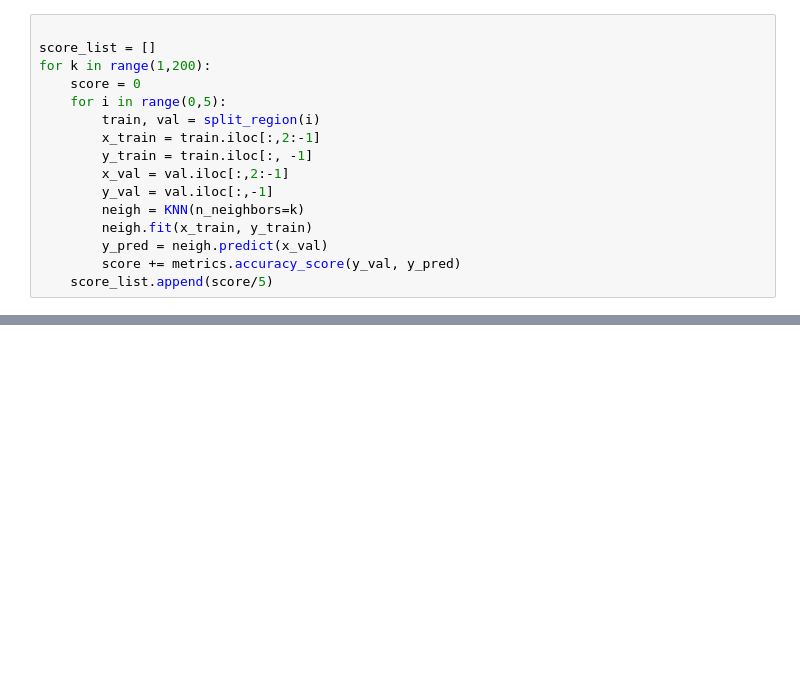
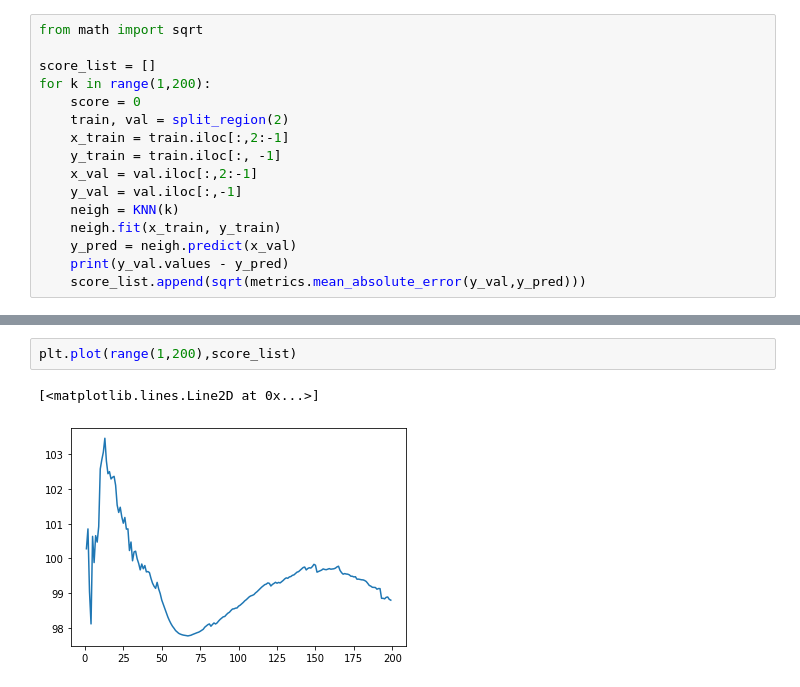
Before and after one commit to JumjieYang/COVID19-ML, a Jupyter notebook: predict.ipynb, the cells around one changed output, grey strips where cells are left out. Drawn from its saved outputs; the diff is of its cells as text; blank space fills up the shorter version.

```diff
--- a/predict.ipynb
+++ b/predict.ipynb
@@ -18,19 +24,19 @@ def split_region(i):
 time_train = df.loc[df['date'] < '2020-08-10']
 time_val = df.loc[df['date'] >= '2020-08-10']
 # %%
+from math import sqrt
 
 score_list = []
 for k in range(1,200):
     score = 0
-    for i in range(0,5):
-        train, val = split_region(i)
-        x_train = train.iloc[:,2:-1]
-        y_train = train.iloc[:, -1]
-        x_val = val.iloc[:,2:-1]
-        y_val = val.iloc[:,-1]
-        neigh = KNN(n_neighbors=k)
-        neigh.fit(x_train, y_train)
-        y_pred = neigh.predict(x_val)
-        score += metrics.accuracy_score(y_val, y_pred)
-    score_list.append(score/5)
+    train, val = split_region(2)
+    x_train = train.iloc[:,2:-1]
+    y_train = train.iloc[:, -1]
+    x_val = val.iloc[:,2:-1]
+    y_val = val.iloc[:,-1]
+    neigh = KNN(k)
+    neigh.fit(x_train, y_train)
+    y_pred = neigh.predict(x_val)
+    print(y_val.values - y_pred)
+    score_list.append(sqrt(metrics.mean_absolute_error(y_val,y_pred)))
 # %% [output]
@@ -41,0 +66,5 @@ print(np.max(score_list))
+# %%
+plt.plot(range(1,200),score_list)
+# %% [output]
+[<matplotlib.lines.Line2D at 0x...>]
+[figure, added]
```
Also changed, not shown: parts of 4 cells of this notebook.
